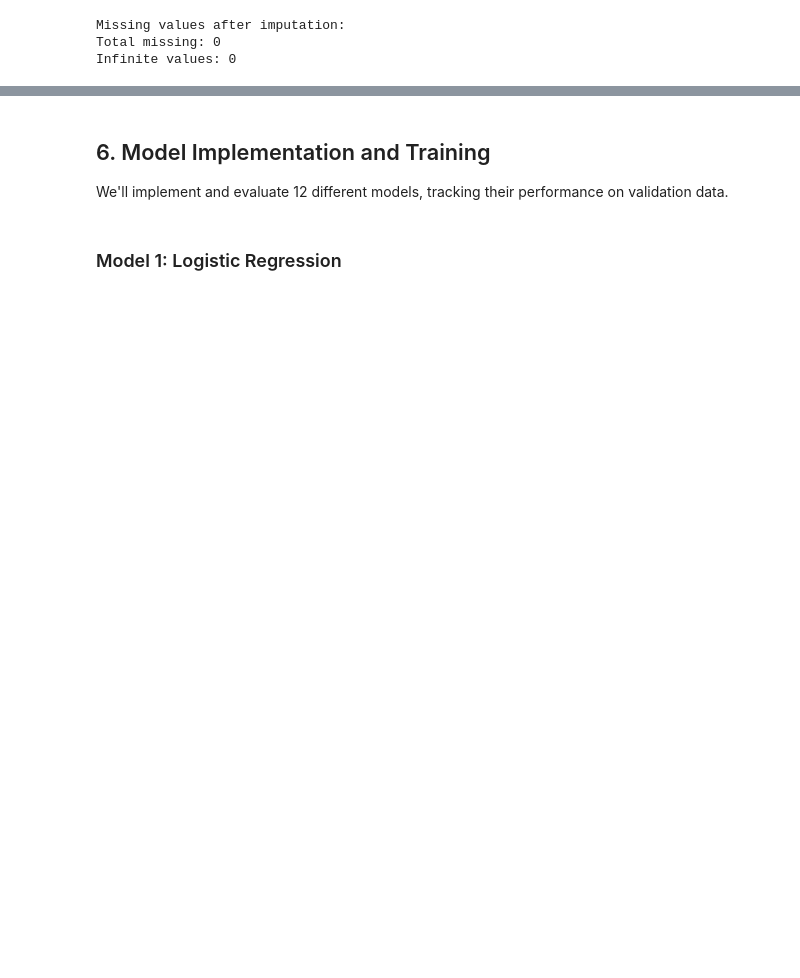
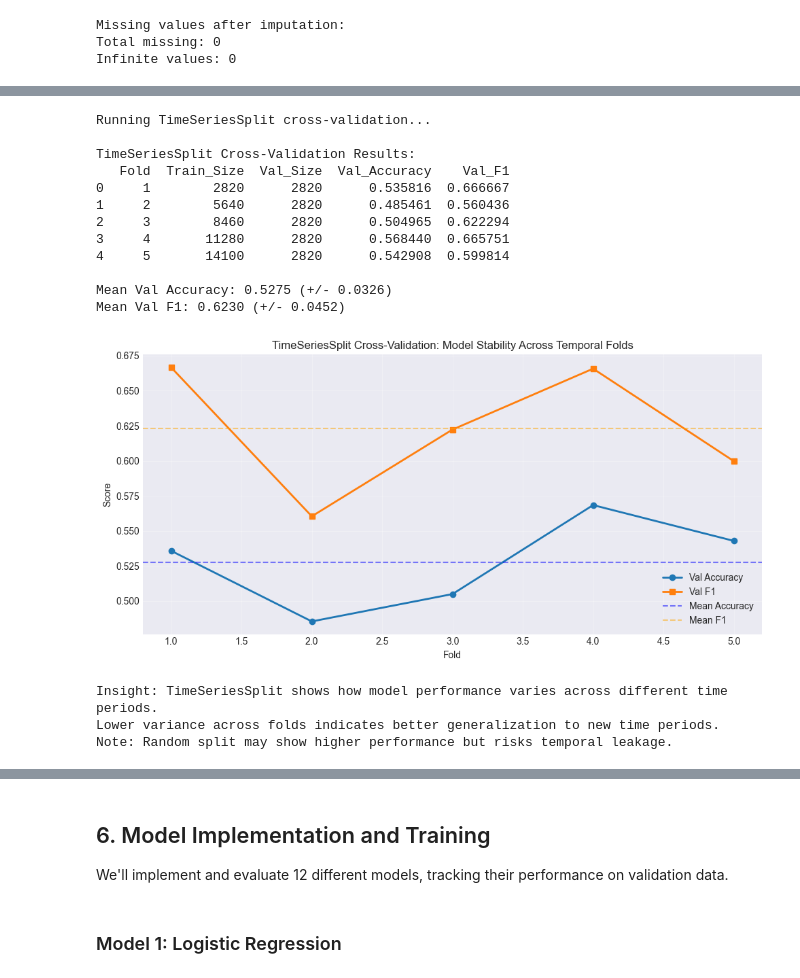
Before and after one commit to veerdosi/ml-project, a Jupyter notebook: stock_trend_prediction_classification.ipynb, the cells around one changed output, grey strips where cells are left out. Saved outputs shown, nothing was run; the diff lists cells and outputs as text; code cells hidden in the pictures; blank space fills up the shorter version.

```diff
--- a/stock_trend_prediction_classification.ipynb
+++ b/stock_trend_prediction_classification.ipynb
@@ -1158,0 +1169,75 @@ Class distribution: Uptrend (1): 7652, Downtrend (0): 4202
+# %%
+from sklearn.model_selection import TimeSeriesSplit
+
+# TimeSeriesSplit (5 folds) - respects temporal ordering
+tscv = TimeSeriesSplit(n_splits=5)
+cv_scores = []
+
+print("Running TimeSeriesSplit cross-validation...")
+for fold, (train_idx, val_idx) in enumerate(tscv.split(X_final)):
+    X_train_cv, X_val_cv = X_final.iloc[train_idx], X_final.iloc[val_idx]
+    y_train_cv, y_val_cv = y.iloc[train_idx], y.iloc[val_idx]
+
+    # Scale
+    scaler_cv = RobustScaler()
+    X_train_scaled_cv = scaler_cv.fit_transform(X_train_cv)
+    X_val_scaled_cv = scaler_cv.transform(X_val_cv)
+
+    # Train
+    model = LogisticRegression(max_iter=1000, random_state=42, class_weight='balanced')
+    model.fit(X_train_scaled_cv, y_train_cv)
+
+    # Evaluate
+    val_acc = model.score(X_val_scaled_cv, y_val_cv)
+    val_f1 = f1_score(y_val_cv, model.predict(X_val_scaled_cv))
+
+    cv_scores.append({
+        'Fold': fold+1,
+        'Train_Size': len(train_idx),
+        'Val_Size': len(val_idx),
+        'Val_Accuracy': val_acc,
+        'Val_F1': val_f1
+    })
+
+cv_df = pd.DataFrame(cv_scores)
+print("\nTimeSeriesSplit Cross-Validation Results:")
+print(cv_df)
+print(f"\nMean Val Accuracy: {cv_df['Val_Accuracy'].mean():.4f} (+/- {cv_df['Val_Accuracy'].std():.4f})")
+print(f"Mean Val F1: {cv_df['Val_F1'].mean():.4f} (+/- {cv_df['Val_F1'].std():.4f})")
+
+# Visualization
+fig, ax = plt.subplots(figsize=(10, 5))
+ax.plot(cv_df['Fold'], cv_df['Val_Accuracy'], marker='o', label='Val Accuracy', linewidth=2)
+ax.plot(cv_df['Fold'], cv_df['Val_F1'], marker='s', label='Val F1', linewidth=2)
+ax.axhline(y=cv_df['Val_Accuracy'].mean(), color='blue', linestyle='--', alpha=0.5, label='Mean Accuracy')
+ax.axhline(y=cv_df['Val_F1'].mean(), color='orange', linestyle='--', alpha=0.5, label='Mean F1')
+
+ax.set_xlabel('Fold')
+ax.set_ylabel('Score')
+ax.set_title('TimeSeriesSplit Cross-Validation: Model Stability Across Temporal Folds')
+ax.legend()
+ax.grid(alpha=0.3)
+
+plt.tight_layout()
+plt.show()
+
+print("\nInsight: TimeSeriesSplit shows how model performance varies across different time periods.")
+print("Lower variance across folds indicates better generalization to new time periods.")
+print("Note: Random split may show higher performance but risks temporal leakage.")
+# %% [output]
+Running TimeSeriesSplit cross-validation...
+
+TimeSeriesSplit Cross-Validation Results:
+   Fold  Train_Size  Val_Size  Val_Accuracy    Val_F1
+0     1        2820      2820      0.535816  0.666667
+1     2        5640      2820      0.485461  0.560436
+2     3        8460      2820      0.504965  0.622294
+3     4       11280      2820      0.568440  0.665751
+4     5       14100      2820      0.542908  0.599814
+
+Mean Val Accuracy: 0.5275 (+/- 0.0326)
+Mean Val F1: 0.6230 (+/- 0.0452)
+[figure, added]
+Insight: TimeSeriesSplit shows how model performance varies across different time periods.
+Lower variance across folds indicates better generalization to new time periods.
+Note: Random split may show higher performance but risks temporal leakage.
```
Also changed, not shown: parts of 47 cells of this notebook.
